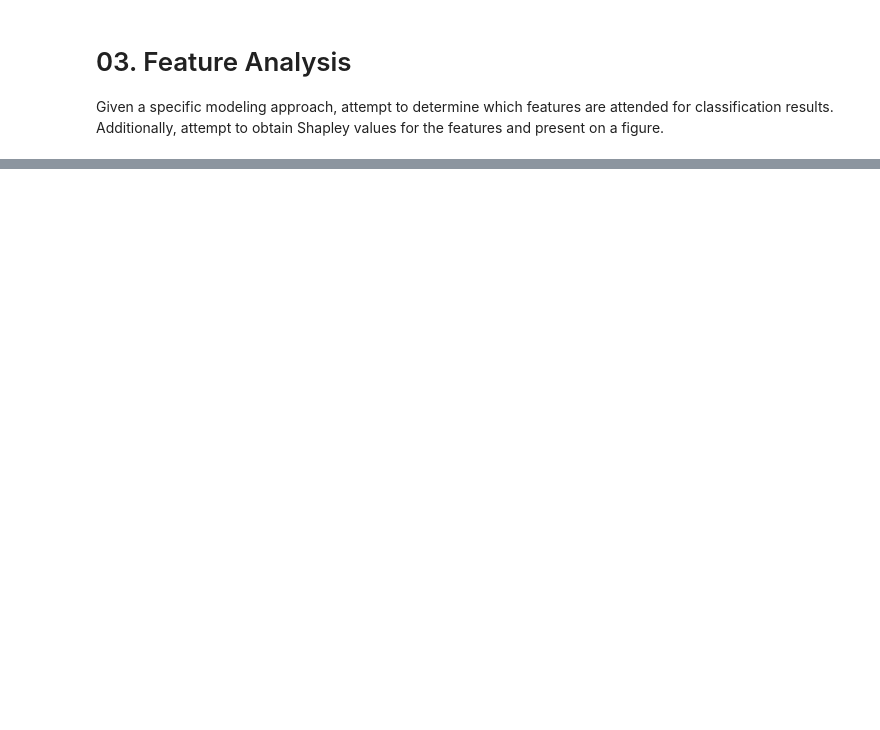
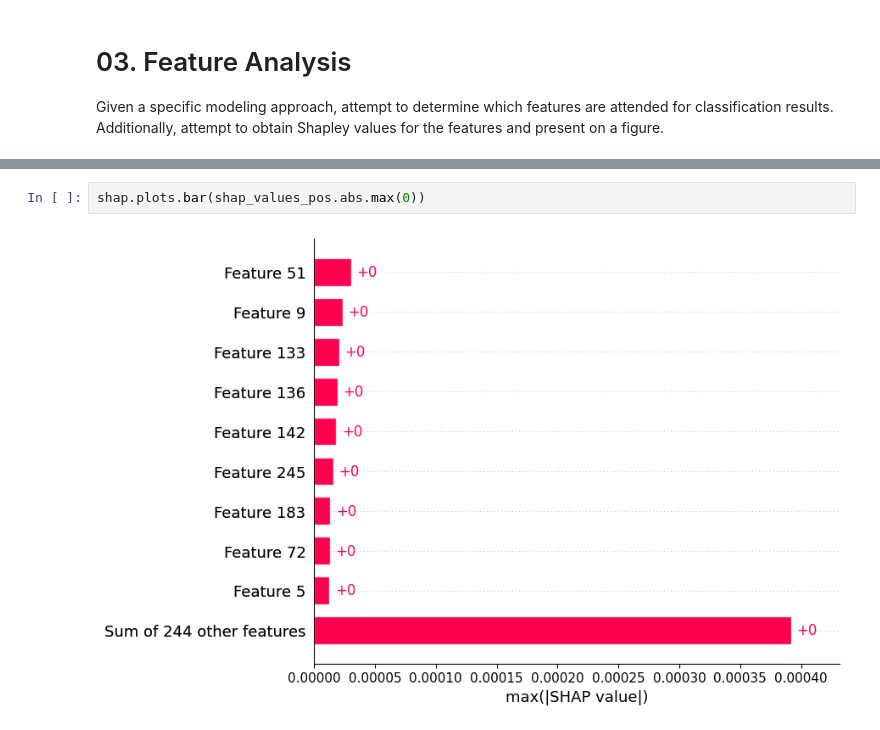
Before and after one commit to mcdowellkonnor/BrainConnectivity, a Jupyter notebook: BrainConnectivity/03_Feature_Analysis.ipynb, the cells around one changed output, grey strips where cells are left out. Drawn from its saved outputs; the diff is of its cells as text; blank space fills up the shorter version.

```diff
--- a/BrainConnectivity/03_Feature_Analysis.ipynb
+++ b/BrainConnectivity/03_Feature_Analysis.ipynb
@@ -22,0 +111,4 @@ data_df.head()
+# %%
+shap.plots.bar(shap_values_pos.abs.max(0))
+# %% [output]
+[figure, added]
```
Also changed, not shown: parts of 6 cells of this notebook, 1 other file.
